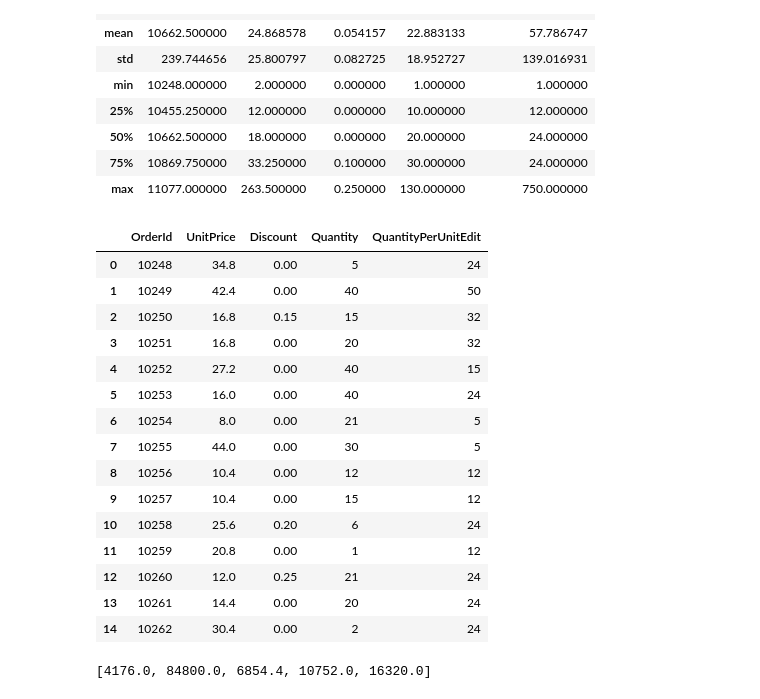
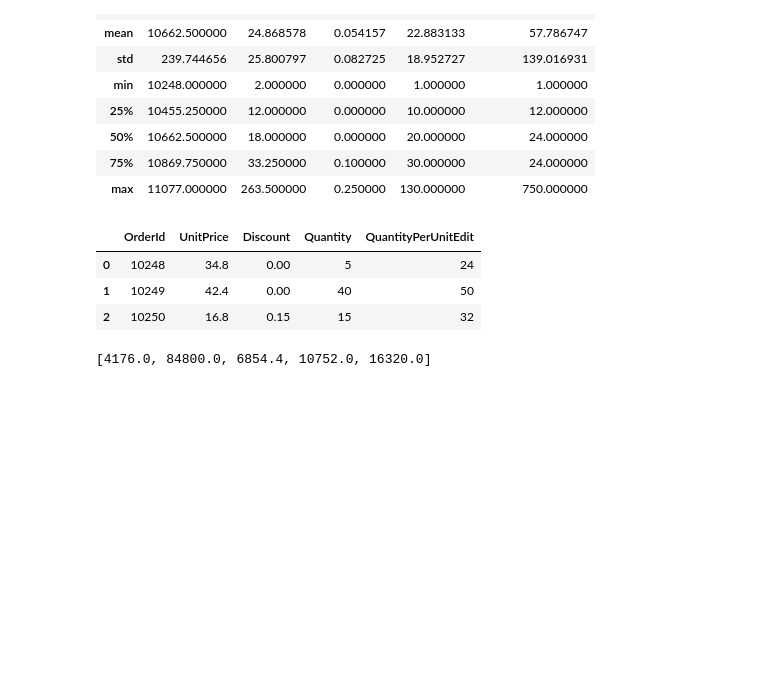
Before and after one commit to pawoody/dsc-2-final-project-online-ds-ft-041519, a Jupyter notebook: Mod 2 Project.ipynb, the cells around one changed output. Cells and saved outputs as stored; diff of their text form; code cells hidden in the pictures; blank space fills up the shorter version.

```diff
--- a/Mod 2 Project.ipynb
+++ b/Mod 2 Project.ipynb
@@ -1396,24 +1354,12 @@ df_discount_spend.describe()
 | 75% | 10869.750000 | 33.250000 | 0.100000 | 30.000000 | 24.000000 |
 | max | 11077.000000 | 263.500000 | 0.250000 | 130.000000 | 750.000000 |
 # %%
-df_discount_spend.head(15)
+df_discount_spend.head(3)
 # %% [output]
 |  | OrderId | UnitPrice | Discount | Quantity | QuantityPerUnitEdit |
 | 0 | 10248 | 34.8 | 0.00 | 5 | 24 |
 | 1 | 10249 | 42.4 | 0.00 | 40 | 50 |
 | 2 | 10250 | 16.8 | 0.15 | 15 | 32 |
-| 3 | 10251 | 16.8 | 0.00 | 20 | 32 |
-| 4 | 10252 | 27.2 | 0.00 | 40 | 15 |
-| 5 | 10253 | 16.0 | 0.00 | 40 | 24 |
-| 6 | 10254 | 8.0 | 0.00 | 21 | 5 |
-| 7 | 10255 | 44.0 | 0.00 | 30 | 5 |
-| 8 | 10256 | 10.4 | 0.00 | 12 | 12 |
-| 9 | 10257 | 10.4 | 0.00 | 15 | 12 |
-| 10 | 10258 | 25.6 | 0.20 | 6 | 24 |
-| 11 | 10259 | 20.8 | 0.00 | 1 | 12 |
-| 12 | 10260 | 12.0 | 0.25 | 21 | 24 |
-| 13 | 10261 | 14.4 | 0.00 | 20 | 24 |
-| 14 | 10262 | 30.4 | 0.00 | 2 | 24 |
 # %%
 # Multiplying UnitPrice by the QuantityPerUnit and Quantity to obtain total order price:
 #df_discount_spend['OrderPrice'] =
```
Also changed, not shown: parts of 66 cells of this notebook.
